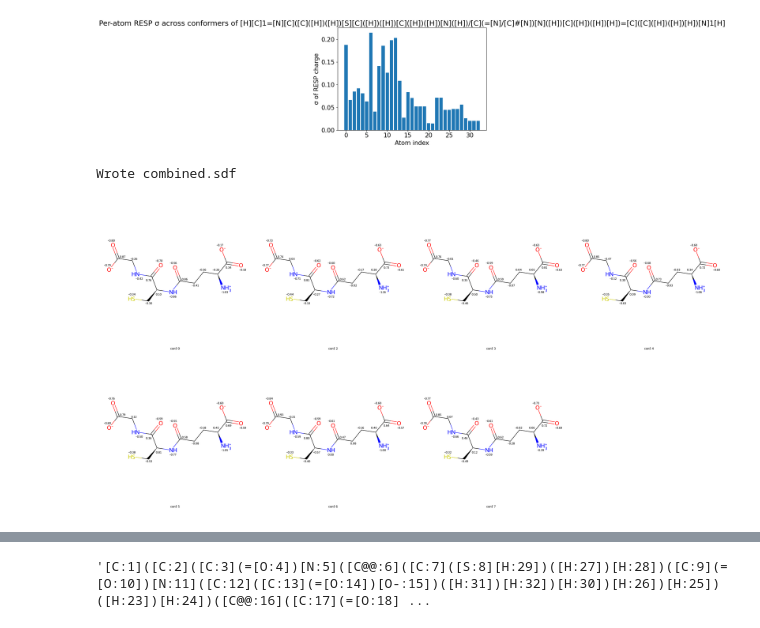
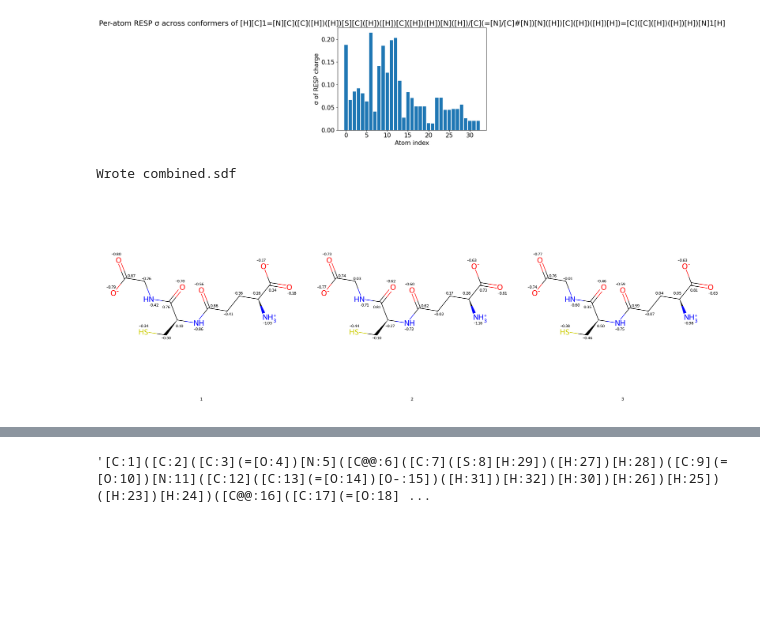
Before and after one commit to bismuthadams1/charge_paper, a Jupyter notebook: conformer_test/explore_parquet.ipynb, the cells around one changed output, grey strips where cells are left out. Drawn from its saved outputs; the diff is of its cells as text; code cells hidden in the pictures; blank space fills up the shorter version.

Commit message:
conformers

```diff
--- a/conformer_test/explore_parquet.ipynb
+++ b/conformer_test/explore_parquet.ipynb
@@ -36,8 +36,7 @@ def kde(x, y, ax = None, **kwargs):
     kernel = stats.gaussian_kde(x)(y)
     ax.scatter(x, y, c=kernel, s=5)
 # %%
-# parquet = "./charge_models_no_riniker_2.parquet"
-parquet = "./charge_models_am1bcc_default.parquet"
+parquet = "./charge_models_no_riniker_2.parquet"
 df = pd.read_parquet(parquet)
 df
 # %% [output]
@@ -438,37 +439,37 @@ for row in subdf.itertuples(index=False):
         else:
             atom.SetProp("atomNote", "")
 
     if separate_sdf:
         fname = f"{top_smiles}_conf{row.conformer_no}.sdf"
         w = rdmolfiles.SDWriter(fname)
         w.write(mol)
         w.close()
         print(f"Wrote {fname}")
     else:
         combined_writer.write(mol)
 
     # e) prepare 2D‐flattened copy for grid drawing
     mol2d = Chem.Mol(mol)               # deep copy, keeps atomNote props
     AllChem.Compute2DCoords(mol2d)
     mols_for_drawing.append(mol2d)
 
 # 5. finalize SDF writer
 if not separate_sdf:
     combined_writer.close()
     print("Wrote combined.sdf")
-
+mols_for_drawing=mols_for_drawing[:3]
 # 6. display grid of all conformers
 img = Draw.MolsToGridImage(
     mols_for_drawing,
-    molsPerRow=min(n_confs, 4),
+    molsPerRow=min(n_confs, 3),
     subImgSize=(800,800),
     useSVG=False,
-    legends=[f"conf {r.conformer_no}" for r in subdf.itertuples(index=False)]
+    legends=[f"{i+1}" for i,_ in enumerate(mols_for_drawing)]
 )
 img
 # %% [output]
 Wrote combined.sdf
-[figure, old version]
+[figure, new version]
 # %%
 subdf
 # %% [output]
```
Also changed, not shown: parts of 7 cells of this notebook.
